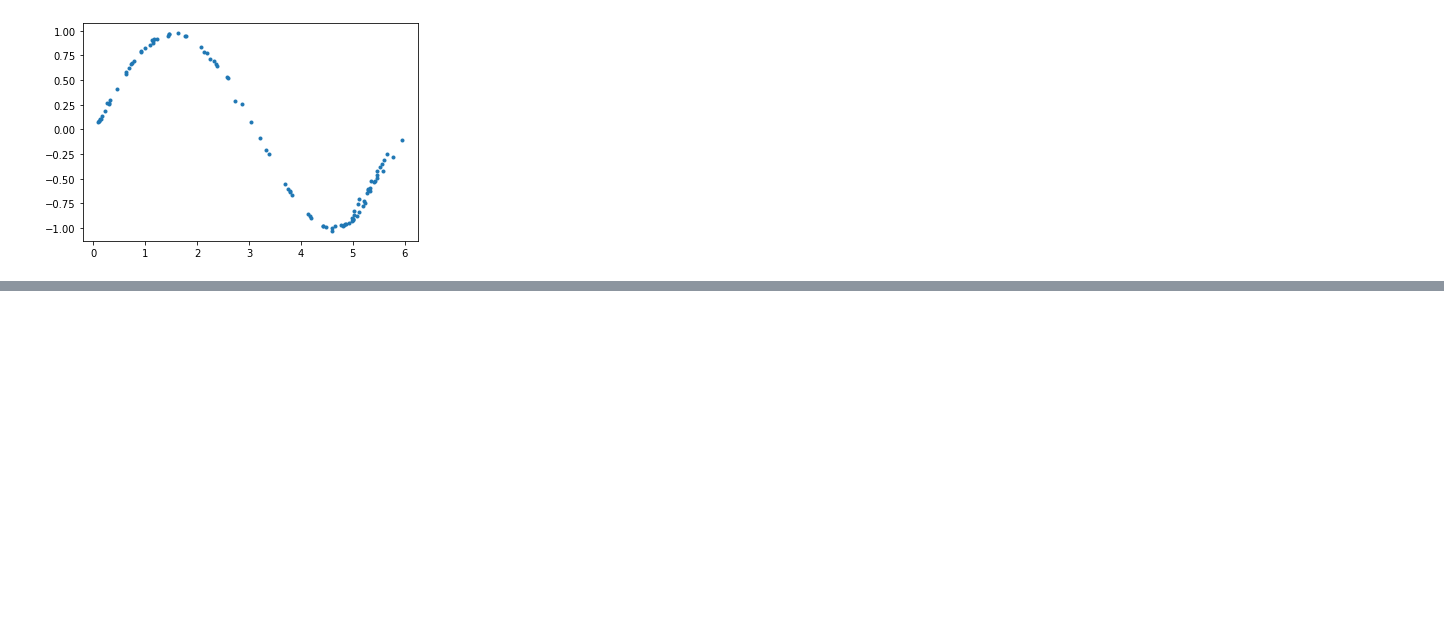
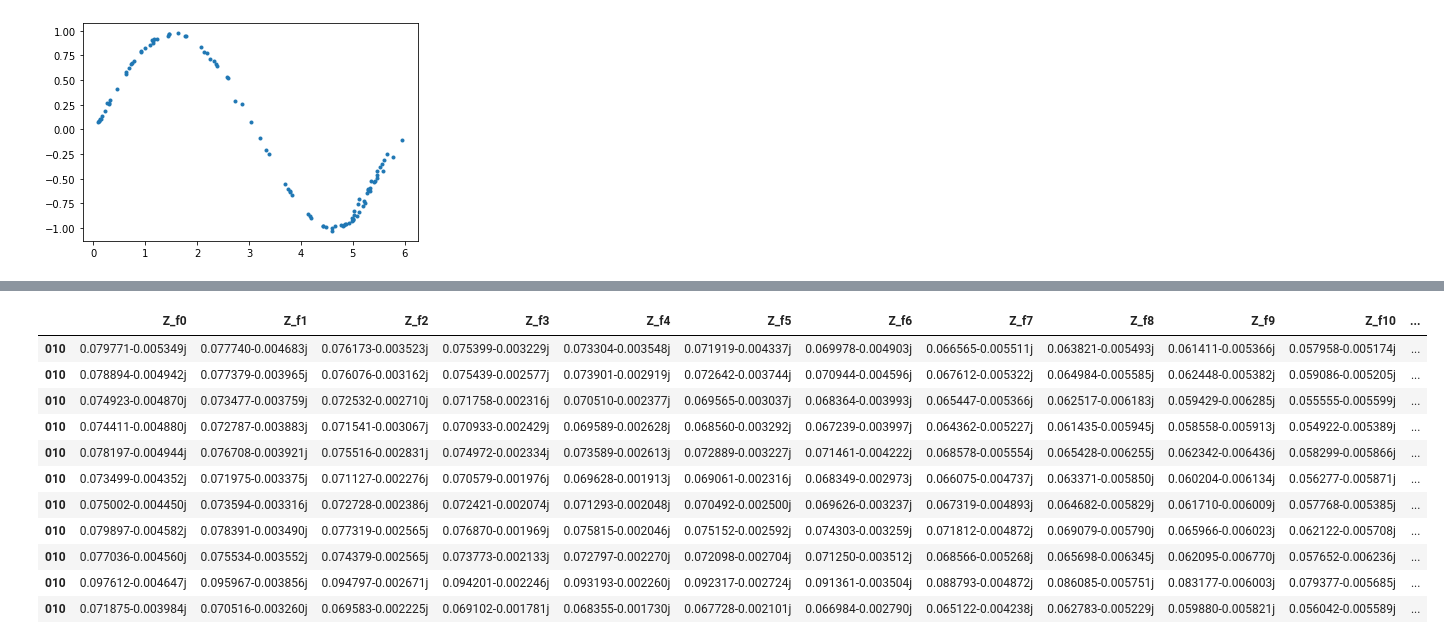
Before and after one commit to emanbuc/ML-GAN, a Jupyter notebook: Signal_generation_GAN.ipynb, the cells around one changed output, grey strips where cells are left out. Drawn from its saved outputs; the diff is of its cells as text; code cells hidden in the pictures; blank space fills up the shorter version.

```diff
--- a/Signal_generation_GAN.ipynb
+++ b/Signal_generation_GAN.ipynb
@@ -344,0 +441,16 @@ plt.plot(generated_samples[:, 0], generated_samples[:, 1], ".")
+# %%
+soc_10_training=dataset.query('SOC== "010"')[feature_col_names]
+soc_10_training
+# %% [output]
+|  | Z_f0 | Z_f1 | Z_f2 | Z_f3 | Z_f4 | Z_f5 | Z_f6 | Z_f7 | Z_f8 | Z_f9 | Z_f10 | ... |
+| 010 | 0.079771-0.005349j | 0.077740-0.004683j | 0.076173-0.003523j | 0.075399-0.003229j | 0.073304-0.003548j | 0.071919-0.004337j | 0.069978-0.004903j | 0.066565-0.005511j | 0.063821-0.005493j | 0.061411-0.005366j | 0.057958-0.005174j | ... |
+| 010 | 0.078894-0.004942j | 0.077379-0.003965j | 0.076076-0.003162j | 0.075439-0.002577j | 0.073901-0.002919j | 0.072642-0.003744j | 0.070944-0.004596j | 0.067612-0.005322j | 0.064984-0.005585j | 0.062448-0.005382j | 0.059086-0.005205j | ... |
+| 010 | 0.074923-0.004870j | 0.073477-0.003759j | 0.072532-0.002710j | 0.071758-0.002316j | 0.070510-0.002377j | 0.069565-0.003037j | 0.068364-0.003993j | 0.065447-0.005366j | 0.062517-0.006183j | 0.059429-0.006285j | 0.055555-0.005599j | ... |
+| 010 | 0.074411-0.004880j | 0.072787-0.003883j | 0.071541-0.003067j | 0.070933-0.002429j | 0.069589-0.002628j | 0.068560-0.003292j | 0.067239-0.003997j | 0.064362-0.005227j | 0.061435-0.005945j | 0.058558-0.005913j | 0.054922-0.005389j | ... |
+| 010 | 0.078197-0.004944j | 0.076708-0.003921j | 0.075516-0.002831j | 0.074972-0.002334j | 0.073589-0.002613j | 0.072889-0.003227j | 0.071461-0.004222j | 0.068578-0.005554j | 0.065428-0.006255j | 0.062342-0.006436j | 0.058299-0.005866j | ... |
+| 010 | 0.073499-0.004352j | 0.071975-0.003375j | 0.071127-0.002276j | 0.070579-0.001976j | 0.069628-0.001913j | 0.069061-0.002316j | 0.068349-0.002973j | 0.066075-0.004737j | 0.063371-0.005850j | 0.060204-0.006134j | 0.056277-0.005871j | ... |
+| 010 | 0.075002-0.004450j | 0.073594-0.003316j | 0.072728-0.002386j | 0.072421-0.002074j | 0.071293-0.002048j | 0.070492-0.002500j | 0.069626-0.003237j | 0.067319-0.004893j | 0.064682-0.005829j | 0.061710-0.006009j | 0.057768-0.005385j | ... |
+| 010 | 0.079897-0.004582j | 0.078391-0.003490j | 0.077319-0.002565j | 0.076870-0.001969j | 0.075815-0.002046j | 0.075152-0.002592j | 0.074303-0.003259j | 0.071812-0.004872j | 0.069079-0.005790j | 0.065966-0.006023j | 0.062122-0.005708j | ... |
+| 010 | 0.077036-0.004560j | 0.075534-0.003552j | 0.074379-0.002565j | 0.073773-0.002133j | 0.072797-0.002270j | 0.072098-0.002704j | 0.071250-0.003512j | 0.068566-0.005268j | 0.065698-0.006345j | 0.062095-0.006770j | 0.057652-0.006236j | ... |
+| 010 | 0.097612-0.004647j | 0.095967-0.003856j | 0.094797-0.002671j | 0.094201-0.002246j | 0.093193-0.002260j | 0.092317-0.002724j | 0.091361-0.003504j | 0.088793-0.004872j | 0.086085-0.005751j | 0.083177-0.006003j | 0.079377-0.005685j | ... |
+| 010 | 0.071875-0.003984j | 0.070516-0.003260j | 0.069583-0.002225j | 0.069102-0.001781j | 0.068355-0.001730j | 0.067728-0.002101j | 0.066984-0.002790j | 0.065122-0.004238j | 0.062783-0.005229j | 0.059880-0.005821j | 0.056042-0.005589j | ... |
```
Also changed, not shown: parts of 18 cells of this notebook.
